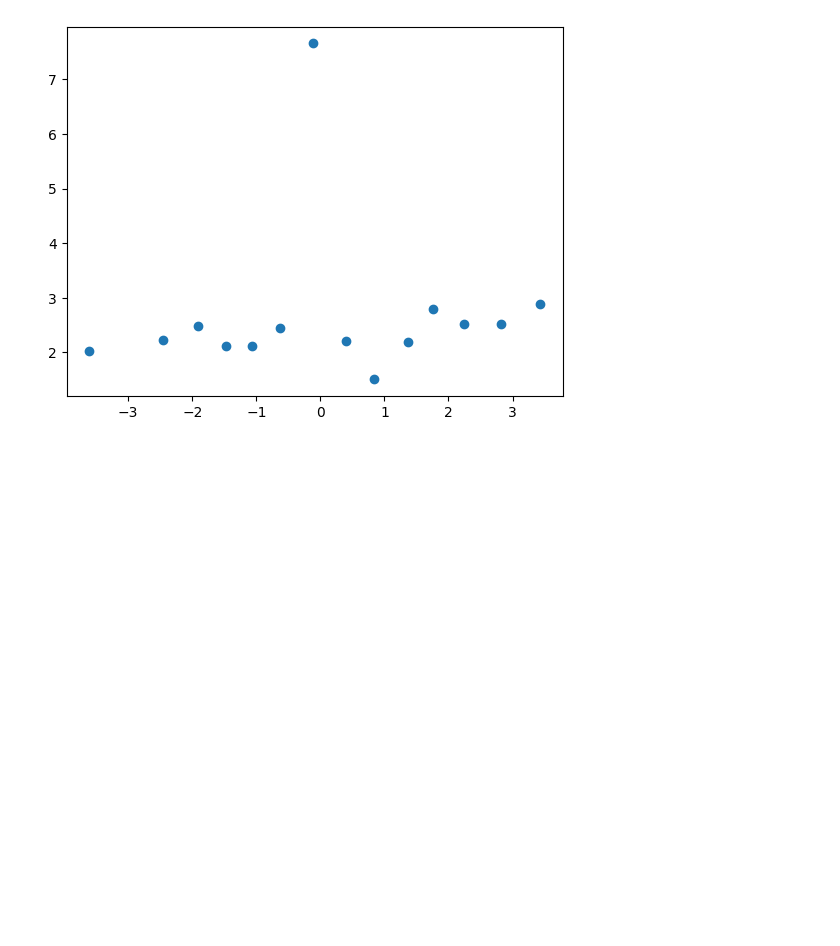
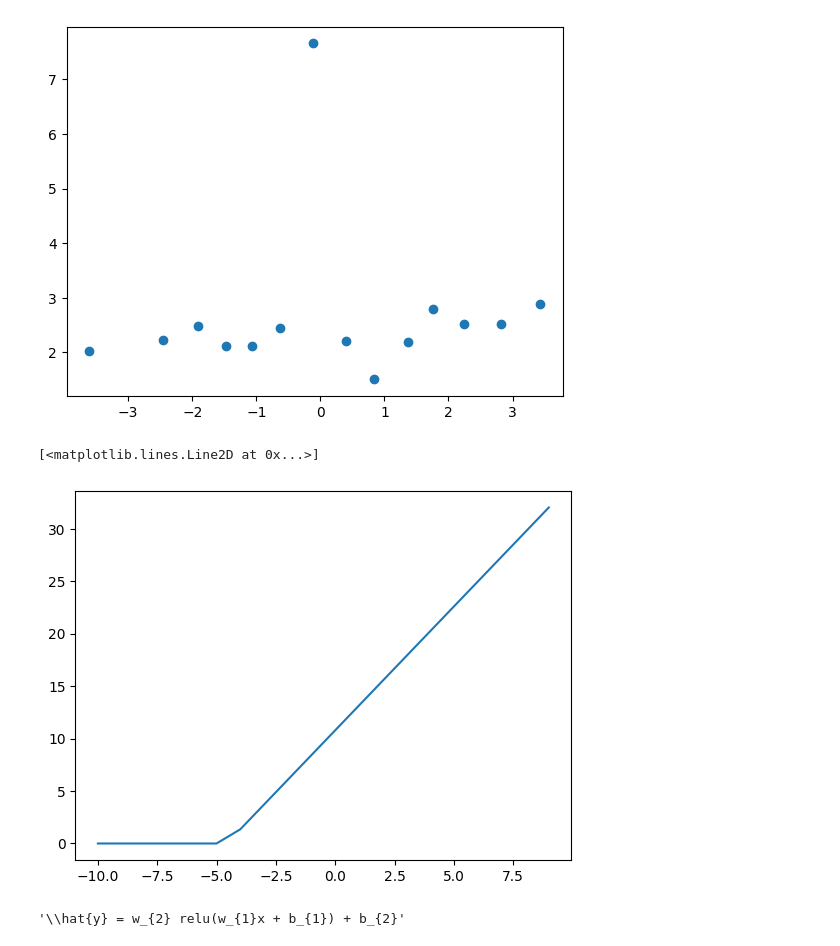
Before and after one commit to vincij002/Neural-Network-from-Scratch, a Jupyter notebook: Neural_Network.ipynb, the cells around one changed output. Saved outputs shown, nothing was run; the diff lists cells and outputs as text; code cells hidden in the pictures; blank space fills up the shorter version.

```diff
--- a/Neural_Network.ipynb
+++ b/Neural_Network.ipynb
@@ -105,0 +110,9 @@ plt.scatter(binned_palm, binned_ratio)
+# %%
+# 1.
+
+precip = np.arange(-10,10)
+
+plt.plot(precip, np.maximum(0, prediction(precip)))
+# %% [output]
+[<matplotlib.lines.Line2D at 0x...>]
+[figure, added]
@@ -105,0 +121,4 @@ plt.scatter(binned_palm, binned_ratio)
+# %%
+"\hat{y} = w_{2} relu(w_{1}x + b_{1}) + b_{2}"
+# %% [output]
+'\\hat{y} = w_{2} relu(w_{1}x + b_{1}) + b_{2}'
```
Also changed, not shown: parts of 43 cells of this notebook, 1 other file.
